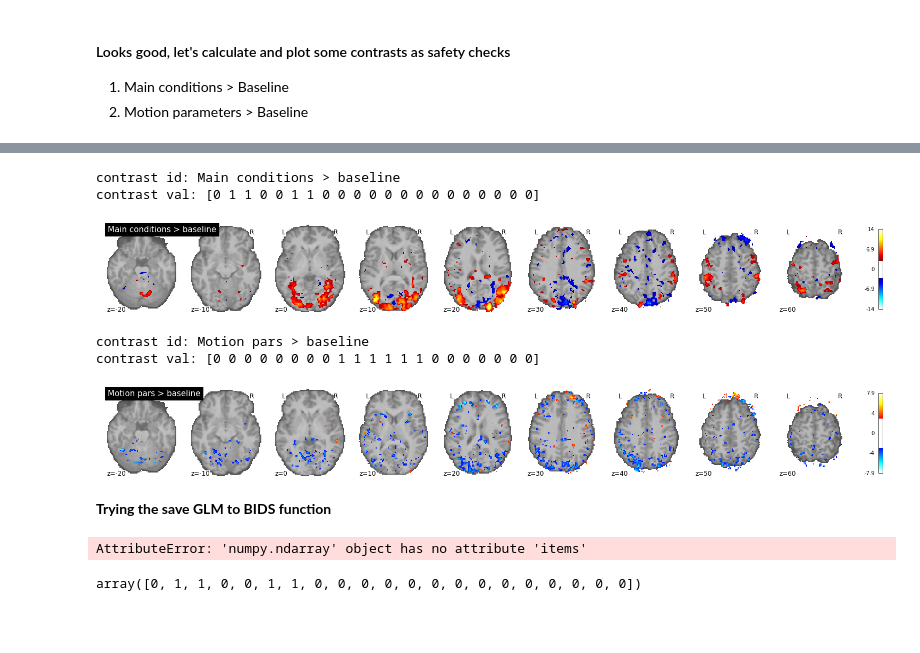
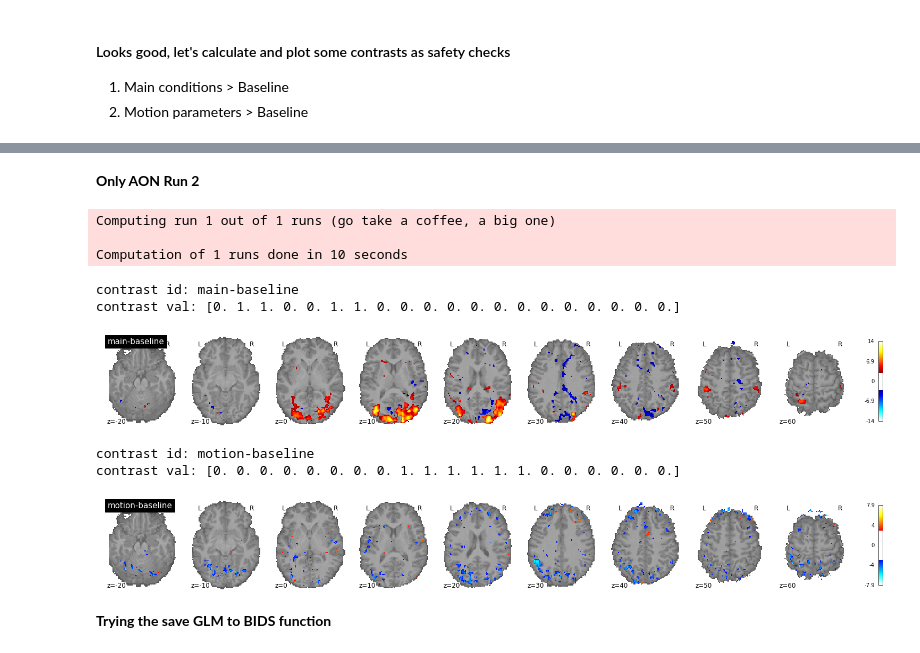
Before and after one commit to olafborghi/AON_ACTION, a Jupyter notebook: 04_first_level_model/first_level_model.ipynb, the cells around one changed output, grey strips where cells are left out. Cells and saved outputs as stored; diff of their text form; code cells hidden in the pictures; blank space fills up the shorter version.

```diff
--- a/04_first_level_model/first_level_model.ipynb
+++ b/04_first_level_model/first_level_model.ipynb
@@ -265,0 +317,13 @@ for id, val in contrasts.items():
+# %%
+print('Computing contrasts...')
+for index, (contrast_id, contrast_val) in enumerate(contrasts.items()):
+    print('  Contrast % 2i out of %i: %s' % (
+        index + 1, len(contrasts), contrast_id))
+    # Estimate the contasts. Note that the model implicitly computes a fixed
+    # effect across the two sessions
+    z_map = first_level.compute_contrast(
+        contrast_val, output_type='z_score')
+
+    # write the resulting stat images to file
+    z_image_path = f"{first_level_dir}/{contrast_id}_z_map.nii.gz"
+    z_map.to_filename(z_image_path)
@@ -265,0 +369,26 @@ for id, val in contrasts.items():
+# %%
+# fit AON Run 01 first level model of sub-01
+sbj = "sub-01"
+first_level = first_level.fit(AON_run_01_dict.get(sbj),
+                              events = AON_run_01_events_dict.get(sbj),
+                              confounds = AON_run_01_pars_dict.get(sbj))
+
+for contrast_id, contrast_val in contrasts.items():
+    print(f"contrast id: {contrast_id}")
+    print(f"contrast val: {contrast_val}")
+
+    # compute the contrasts
+    z_map = first_level.compute_contrast(contrast_val,
+                                      output_type='z_score')
+    # plot the contrasts
+    # the display is overlaid on the warped anatomical
+    plotting.plot_stat_map(
+        z_map,
+        bg_img=anat_dict.get(sbj),
+        threshold=3.0,
+        display_mode='z',
+        cut_coords=range(-20, 70, 10),
+        black_bg=False,
+        title=contrast_id,
+        symmetric_cbar=True)
+    plotting.show()
@@ -266,46 +405,40 @@ for id, val in contrasts.items():
+# %% [markdown]
+**Only AON Run 2**
 # %%
-# plotting the contrast maps for each condition
+# fit AON Run 01 first level model of sub-01
+sbj = "sub-01"
+first_level = first_level.fit(AON_run_02_dict.get(sbj),
+                              events = AON_run_02_events_dict.get(sbj),
+                              confounds = AON_run_02_pars_dict.get(sbj))
 
 for contrast_id, contrast_val in contrasts.items():
     print(f"contrast id: {contrast_id}")
     print(f"contrast val: {contrast_val}")
 
     # compute the contrasts
     z_map = first_level.compute_contrast(contrast_val,
                                       output_type='z_score')
     # plot the contrasts
     # the display is overlaid on the warped anatomical
     plotting.plot_stat_map(
         z_map,
         bg_img=anat_dict.get(sbj),
         threshold=3.0,
         display_mode='z',
         cut_coords=range(-20, 70, 10),
         black_bg=False,
         title=contrast_id,
         symmetric_cbar=True)
     plotting.show()
 # %% [output]
-contrast id: Main conditions > baseline
-contrast val: [0 1 1 0 0 1 1 0 0 0 0 0 0 0 0 0 0 0 0 0 0]
+Computing run 1 out of 1 runs (go take a coffee, a big one)
+
+Computation of 1 runs done in 10 seconds
+contrast id: main-baseline
+contrast val: [0. 1. 1. 0. 0. 1. 1. 0. 0. 0. 0. 0. 0. 0. 0. 0. 0. 0. 0. 0.]
-[figure, old version]
+[figure, new version]
-contrast id: Motion pars > baseline
-contrast val: [0 0 0 0 0 0 0 0 1 1 1 1 1 1 0 0 0 0 0 0 0]
+contrast id: motion-baseline
+contrast val: [0. 0. 0. 0. 0. 0. 0. 0. 1. 1. 1. 1. 1. 1. 0. 0. 0. 0. 0. 0.]
-[figure, old version]
+[figure, new version]
 # %% [markdown]
 **Trying the save GLM to BIDS function**
-# %%
-from nilearn.interfaces.bids import save_glm_to_bids
-
-save_glm_to_bids(
-    first_level,
-    contrasts=contrasts.get("Main conditions > baseline"),
-    #contrast_types={'StopSuccess - Go': 't'},
-    out_dir=f"{outputdir}/nilearn_glm/",
-    prefix=sbj + '_task-AON_run-01')
-# %% [output]
-AttributeError: 'numpy.ndarray' object has no attribute 'items'
-# %%
-contrasts.get("Main conditions > baseline")
-# %% [output]
-array([0, 1, 1, 0, 0, 1, 1, 0, 0, 0, 0, 0, 0, 0, 0, 0, 0, 0, 0, 0, 0])
```
Also changed, not shown: parts of 29 cells of this notebook.
